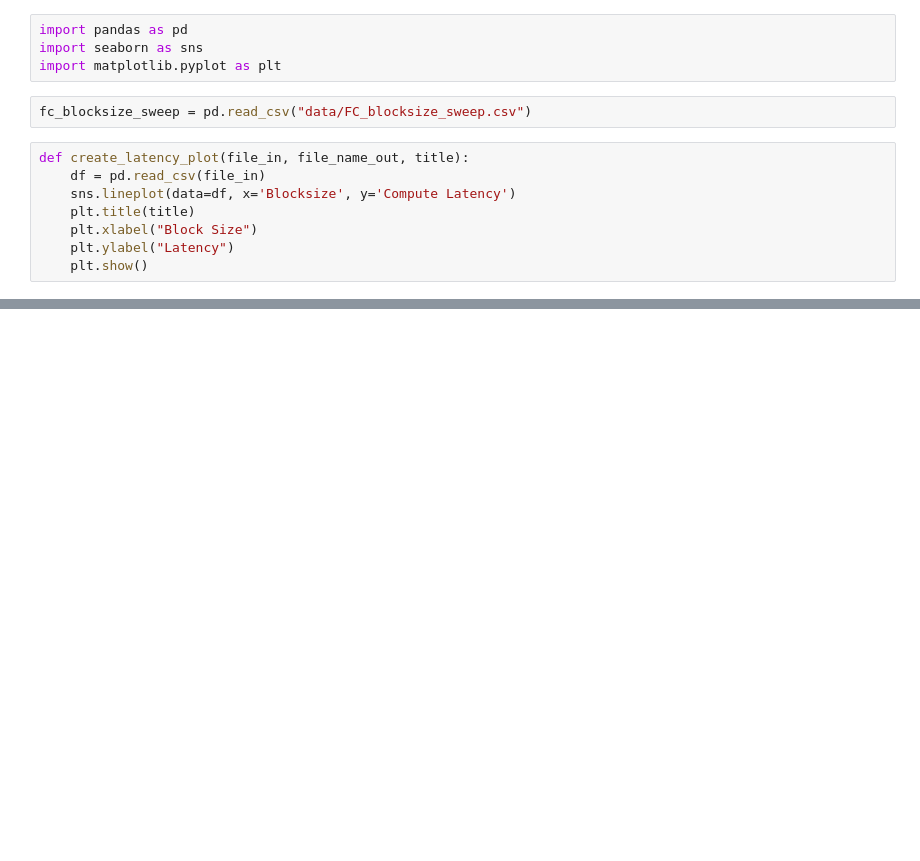
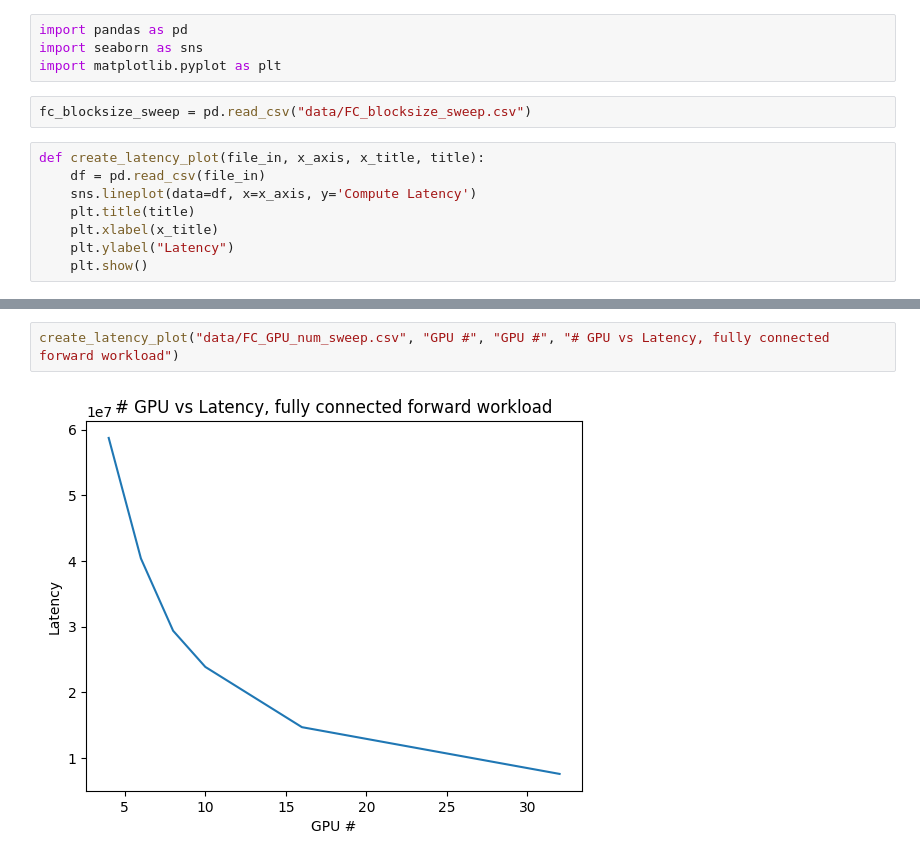
Before and after one commit to Aprilhuu/modeling-rack-scale-computing, a Jupyter notebook: workspace/create_plots.ipynb, the cells around one changed output, grey strips where cells are left out. Saved outputs shown, nothing was run; the diff lists cells and outputs as text; blank space fills up the shorter version.

Commit message:
all plots ready

```diff
--- a/workspace/create_plots.ipynb
+++ b/workspace/create_plots.ipynb
@@ -5,11 +5,11 @@ import matplotlib.pyplot as plt
 # %%
 fc_blocksize_sweep = pd.read_csv("data/FC_blocksize_sweep.csv")
 # %%
-def create_latency_plot(file_in, file_name_out, title):
+def create_latency_plot(file_in, x_axis, x_title, title):
     df = pd.read_csv(file_in)
-    sns.lineplot(data=df, x='Blocksize', y='Compute Latency')
+    sns.lineplot(data=df, x=x_axis, y='Compute Latency')
     plt.title(title)
-    plt.xlabel("Block Size")
+    plt.xlabel(x_title)
     plt.ylabel("Latency")
     plt.show()
 # %%
@@ -17,3 +17,7 @@ create_latency_plot("data/FC_blocksize_sweep.csv", "hi", "Block size vs Latency
 # %% [output]
 [figure]
+# %%
+create_latency_plot("data/FC_GPU_num_sweep.csv", "GPU #", "GPU #", "# GPU vs Latency, fully connected forward workload")
+# %% [output]
+[figure, added]
 # %%
```
Also changed, not shown: parts of 8 cells of this notebook, 1 other file.
